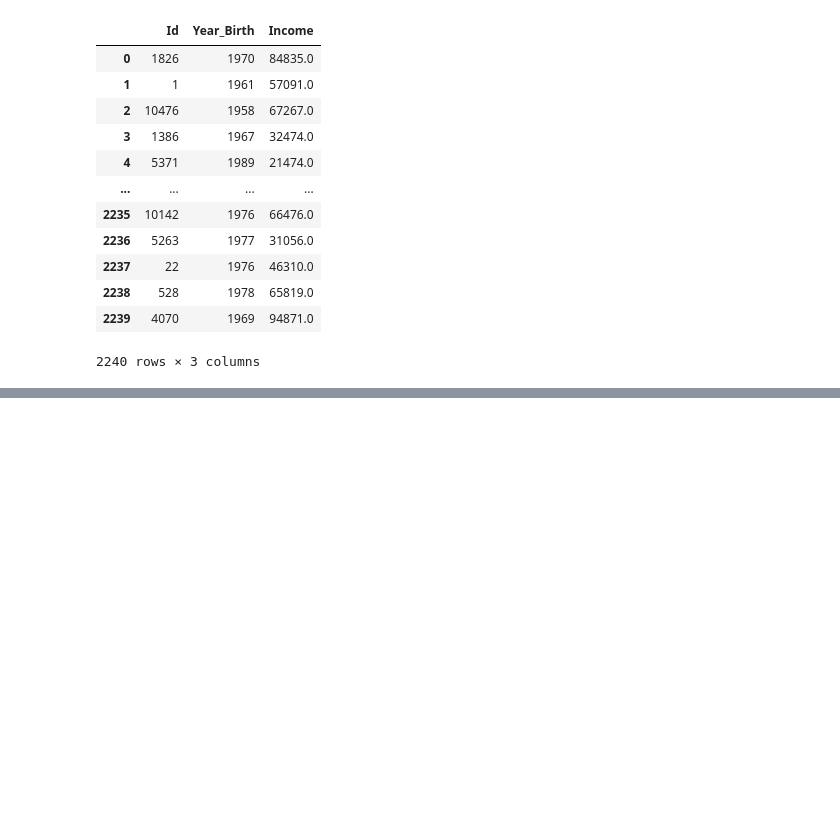
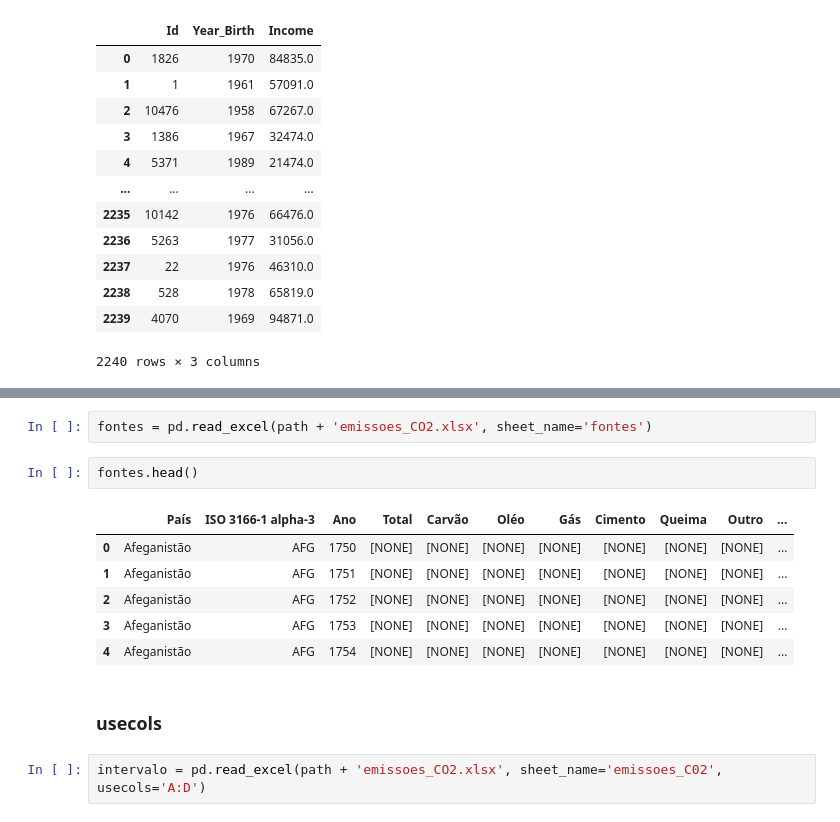
Before and after one commit to Bryncs/PandasIO, a Jupyter notebook: Pandas IO - Trabalhando com diferentes formatos de arquivos.ipynb, the cells around one changed output, grey strips where cells are left out. Drawn from its saved outputs; the diff is of its cells as text; blank space fills up the shorter version.

```diff
--- a/Pandas IO - Trabalhando com diferentes formatos de arquivos.ipynb
+++ b/Pandas IO - Trabalhando com diferentes formatos de arquivos.ipynb
@@ -129,0 +164,15 @@ pd.read_csv(path + 'clientes_mercado.csv')
+# %%
+fontes = pd.read_excel(path + 'emissoes_CO2.xlsx', sheet_name='fontes')
+# %%
+fontes.head()
+# %% [output]
+|  | País | ISO 3166-1 alpha-3 | Ano | Total | Carvão | Oléo | Gás | Cimento | Queima | Outro | ... |
+| 0 | Afeganistão | AFG | 1750 | [NONE] | [NONE] | [NONE] | [NONE] | [NONE] | [NONE] | [NONE] | ... |
+| 1 | Afeganistão | AFG | 1751 | [NONE] | [NONE] | [NONE] | [NONE] | [NONE] | [NONE] | [NONE] | ... |
+| 2 | Afeganistão | AFG | 1752 | [NONE] | [NONE] | [NONE] | [NONE] | [NONE] | [NONE] | [NONE] | ... |
+| 3 | Afeganistão | AFG | 1753 | [NONE] | [NONE] | [NONE] | [NONE] | [NONE] | [NONE] | [NONE] | ... |
+| 4 | Afeganistão | AFG | 1754 | [NONE] | [NONE] | [NONE] | [NONE] | [NONE] | [NONE] | [NONE] | ... |
+# %% [markdown]
+### usecols
+# %%
+intervalo = pd.read_excel(path + 'emissoes_CO2.xlsx', sheet_name='emissoes_C02', usecols='A:D')
```
Also changed, not shown: parts of 41 cells of this notebook, 4 other files.
